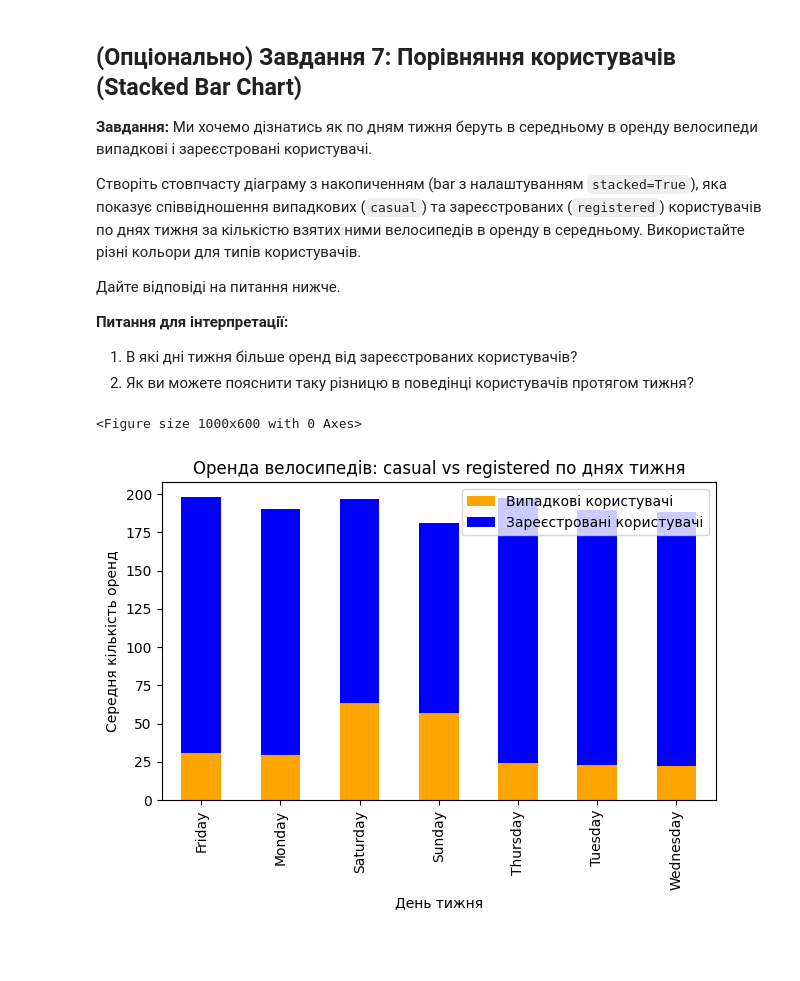
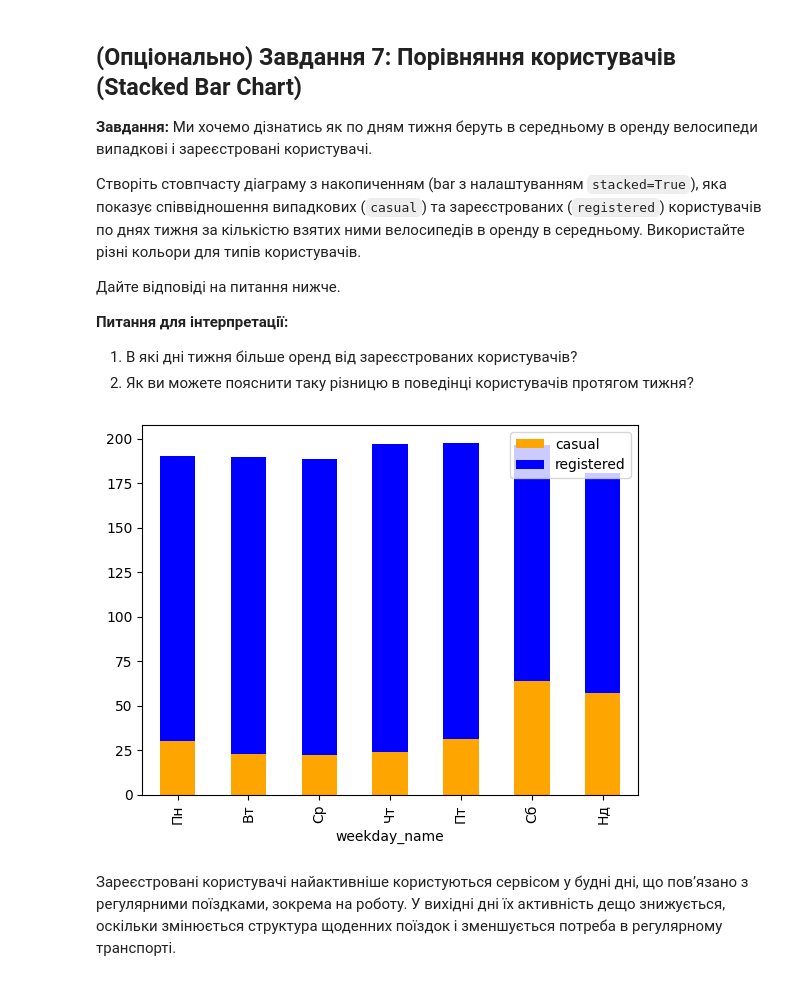
Before and after one commit to zaporozhetsalena/My-first-project, a Jupyter notebook: HW_11_1_Візуалізація_даних_з_Pandas_ipynb.ipynb, the cells around one changed output. Cells and saved outputs as stored; diff of their text form; code cells hidden in the pictures; blank space fills up the shorter version.

```diff
--- a/HW_11_1_Візуалізація_даних_з_Pandas_ipynb.ipynb
+++ b/HW_11_1_Візуалізація_даних_з_Pandas_ipynb.ipynb
@@ -382,17 +370,19 @@ weekday_map = {
-# %%
-plt.figure(figsize=(10,6))
-
-df_grouped[["casual", "registered"]].plot(
-    kind="bar",
-    stacked=True,
-    color=["orange", "blue"]
-)
-plt.xlabel("День тижня")
-plt.ylabel("Середня кількість оренд")
-plt.title("Оренда велосипедів: casual vs registered по днях тижня")
-plt.legend(["Випадкові користувачі", "Зареєстровані користувачі"])
-plt.tight_layout()
-plt.show()
-# %% [output]
-<Figure size 1000x600 with 0 Axes>
-[figure, removed]
+# %%
+df_grouped = df_grouped.reindex(["Пн","Вт","Ср","Чт","Пт","Сб","Нд"])
+
+df["weekday_name"] = pd.Categorical(
+    df["weekday_name"],
+    categories=order,
+    ordered=True
+)
+df_grouped = df.groupby("weekday_name")[["casual", "registered"]].mean()
+# %%
+df_grouped.plot(
+    kind="bar",
+    stacked=True,
+    color=["orange", "blue"]
+);
+# %% [output]
+[figure, added]
+# %% [markdown]
+Зареєстровані користувачі найактивніше користуються сервісом у будні дні, що пов’язано з регулярними поїздками, зокрема на роботу. У вихідні дні їх активність дещо знижується, оскільки змінюється структура щоденних поїздок і зменшується потреба в регулярному транспорті.
```
Also changed, not shown: parts of 2 cells of this notebook.
